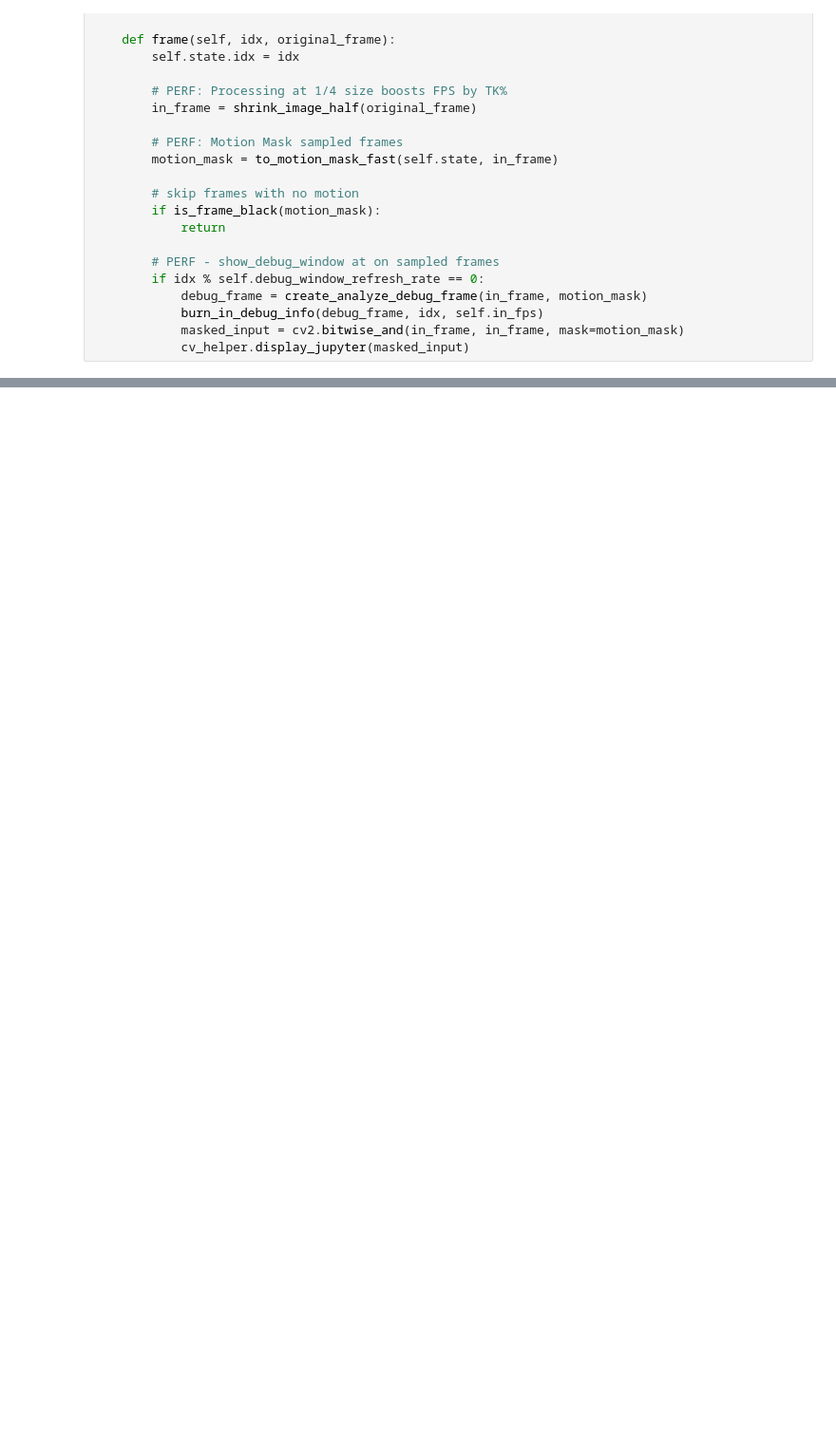
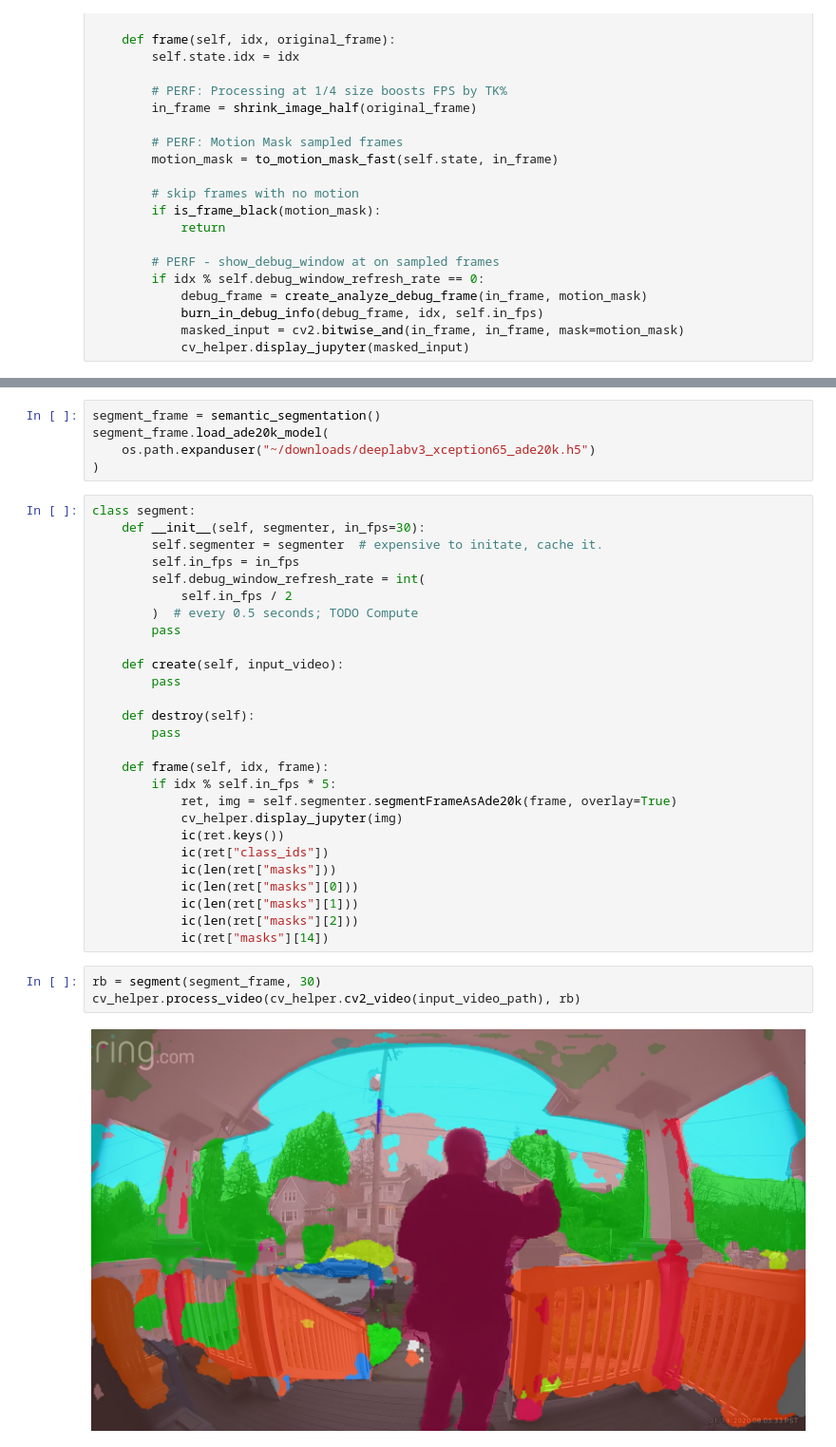
Before and after one commit to idvorkin/video-edit, a Jupyter notebook: play-opencv.ipynb, the cells around one changed output, grey strips where cells are left out. Shown at 95% size. Saved outputs shown, nothing was run; the diff lists cells and outputs as text; blank space fills up the shorter version.

```diff
--- a/play-opencv.ipynb
+++ b/play-opencv.ipynb
@@ -60,0 +67,37 @@ ic| int(fps.fps()): 85, int(fps.elapsed()): 11
+# %%
+segment_frame = semantic_segmentation()
+segment_frame.load_ade20k_model(
+    os.path.expanduser("~/downloads/deeplabv3_xception65_ade20k.h5")
+)
+# %%
+class segment:
+    def __init__(self, segmenter, in_fps=30):
+        self.segmenter = segmenter  # expensive to initate, cache it.
+        self.in_fps = in_fps
+        self.debug_window_refresh_rate = int(
+            self.in_fps / 2
+        )  # every 0.5 seconds; TODO Compute
+        pass
+
+    def create(self, input_video):
+        pass
+
+    def destroy(self):
+        pass
+
+    def frame(self, idx, frame):
+        if idx % self.in_fps * 5:
+            ret, img = self.segmenter.segmentFrameAsAde20k(frame, overlay=True)
+            cv_helper.display_jupyter(img)
+            ic(ret.keys())
+            ic(ret["class_ids"])
+            ic(len(ret["masks"]))
+            ic(len(ret["masks"][0]))
+            ic(len(ret["masks"][1]))
+            ic(len(ret["masks"][2]))
+            ic(ret["masks"][14])
+# %%
+rb = segment(segment_frame, 30)
+cv_helper.process_video(cv_helper.cv2_video(input_video_path), rb)
+# %% [output]
+[figure, added]
```
Also changed, not shown: parts of 4 cells of this notebook, 2 other files.
